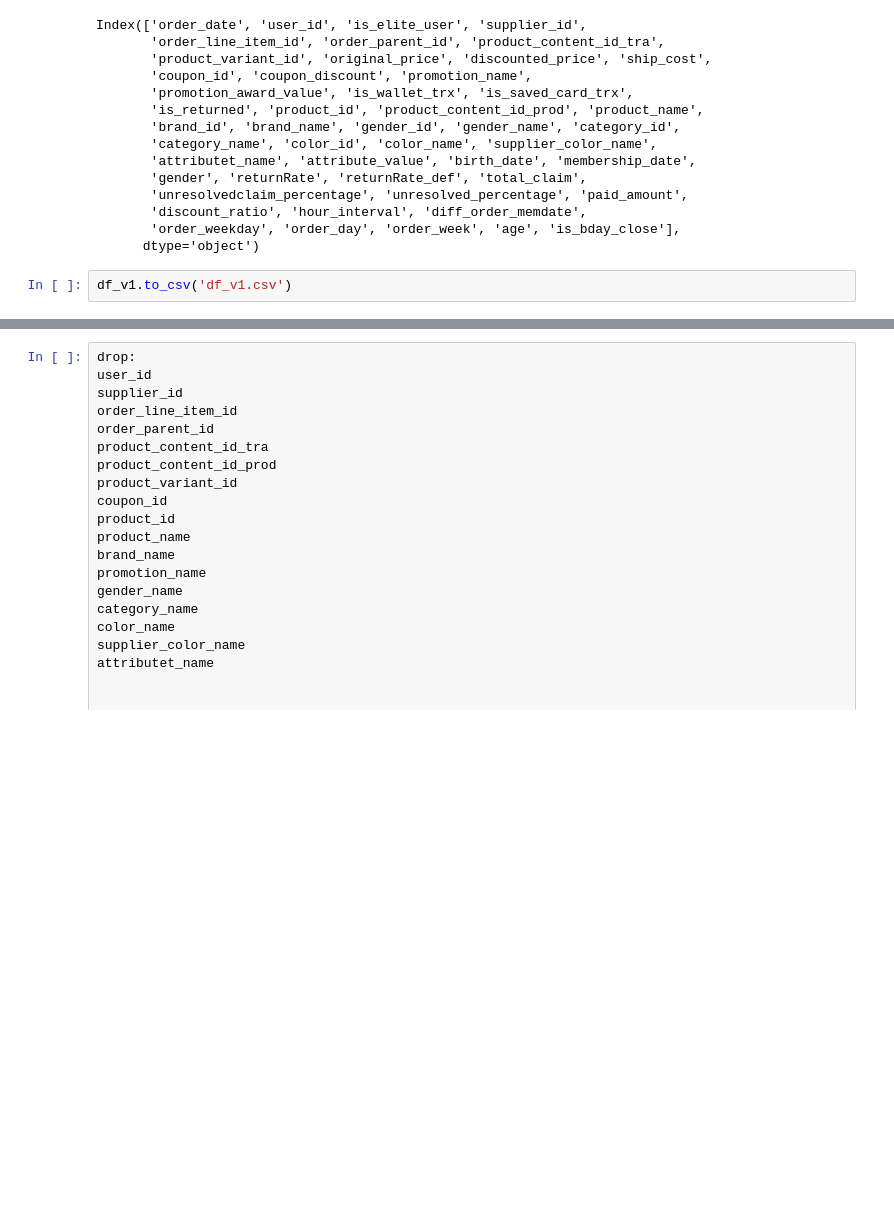
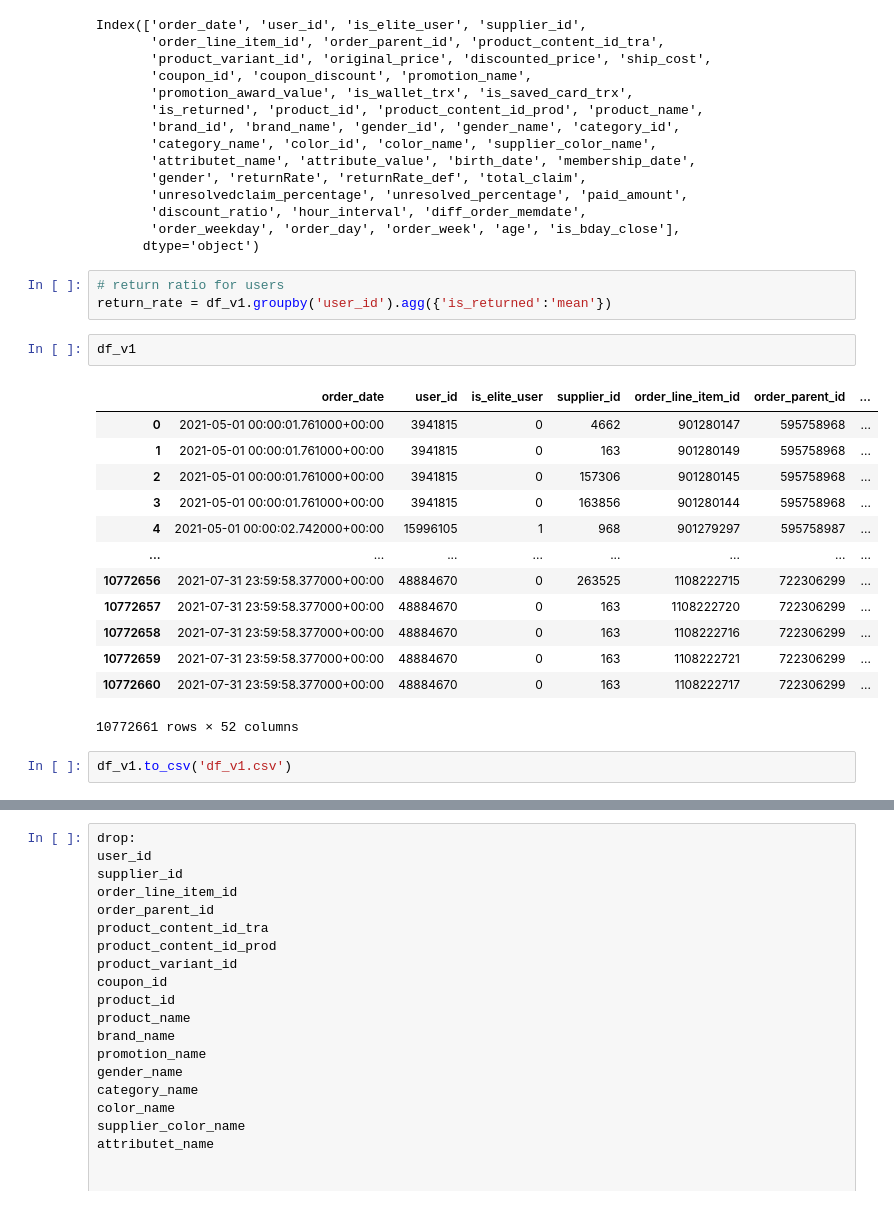
Before and after one commit to ihkaraman/trendyol_datathon_21, a Jupyter notebook: read_preparation.ipynb, the cells around one changed output, grey strips where cells are left out. Saved outputs shown, nothing was run; the diff lists cells and outputs as text; blank space fills up the shorter version.

```diff
--- a/read_preparation.ipynb
+++ b/read_preparation.ipynb
@@ -365,5 +401,24 @@ Index(['order_date', 'user_id', 'is_elite_user', 'supplier_id',
        'discount_ratio', 'hour_interval', 'diff_order_memdate',
        'order_weekday', 'order_day', 'order_week', 'age', 'is_bday_close'],
       dtype='object')
-# %%
-df_v1.to_csv('df_v1.csv')
+# %%
+# return ratio for users
+return_rate = df_v1.groupby('user_id').agg({'is_returned':'mean'})
+# %%
+df_v1
+# %% [output]
+|  | order_date | user_id | is_elite_user | supplier_id | order_line_item_id | order_parent_id | ... |
+| 0 | 2021-05-01 00:00:01.761000+00:00 | 3941815 | 0 | 4662 | 901280147 | 595758968 | ... |
+| 1 | 2021-05-01 00:00:01.761000+00:00 | 3941815 | 0 | 163 | 901280149 | 595758968 | ... |
+| 2 | 2021-05-01 00:00:01.761000+00:00 | 3941815 | 0 | 157306 | 901280145 | 595758968 | ... |
+| 3 | 2021-05-01 00:00:01.761000+00:00 | 3941815 | 0 | 163856 | 901280144 | 595758968 | ... |
+| 4 | 2021-05-01 00:00:02.742000+00:00 | 15996105 | 1 | 968 | 901279297 | 595758987 | ... |
+| ... | ... | ... | ... | ... | ... | ... | ... |
+| 10772656 | 2021-07-31 23:59:58.377000+00:00 | 48884670 | 0 | 263525 | 1108222715 | 722306299 | ... |
+| 10772657 | 2021-07-31 23:59:58.377000+00:00 | 48884670 | 0 | 163 | 1108222720 | 722306299 | ... |
+| 10772658 | 2021-07-31 23:59:58.377000+00:00 | 48884670 | 0 | 163 | 1108222716 | 722306299 | ... |
+| 10772659 | 2021-07-31 23:59:58.377000+00:00 | 48884670 | 0 | 163 | 1108222721 | 722306299 | ... |
+| 10772660 | 2021-07-31 23:59:58.377000+00:00 | 48884670 | 0 | 163 | 1108222717 | 722306299 | ... |
+10772661 rows × 52 columns
+# %%
+df_v1.to_csv('df_v1.csv')
```
Also changed, not shown: parts of 23 cells of this notebook, 2 other files.
